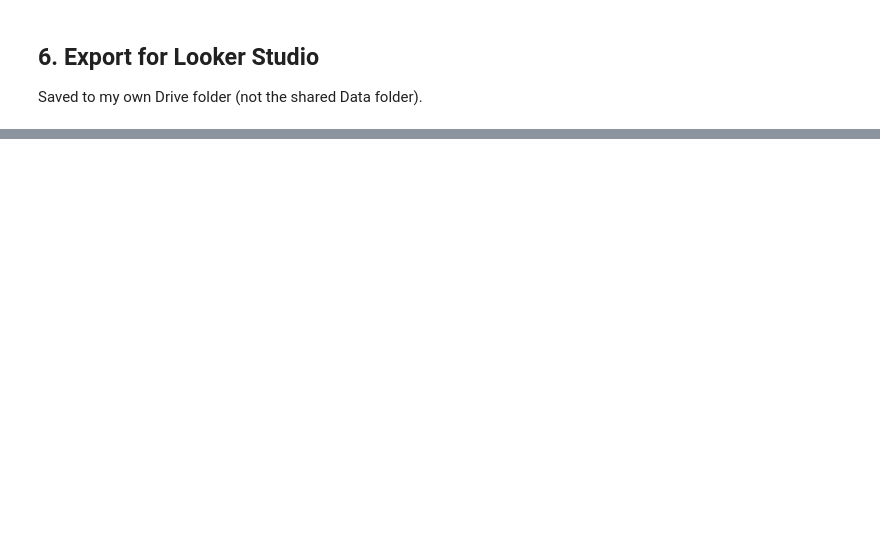
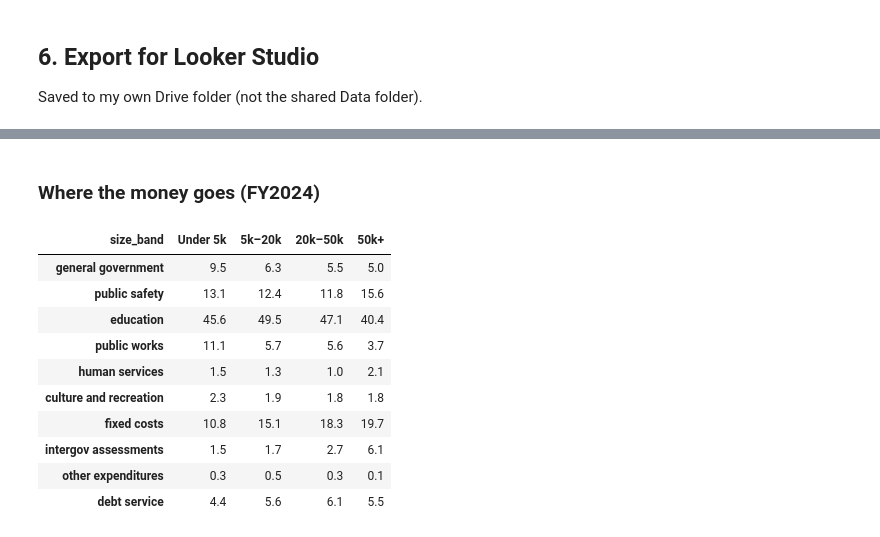
Before and after one commit to BU-Spark/ds-wgbh-municipal-lawsuits, a Jupyter notebook: fa26/sambisha_data_analysis.ipynb, the cells around one changed output, grey strips where cells are left out. Cells and saved outputs as stored; diff of their text form; code cells hidden in the pictures; blank space fills up the shorter version.

```diff
--- a/fa26/sambisha_data_analysis.ipynb
+++ b/fa26/sambisha_data_analysis.ipynb
@@ -384,0 +437,23 @@ print(os.listdir(OUT_DIR))
+# %% [markdown]
+### **Where the money goes (FY2024)**
+# %%
+cats = [c for c in df.columns
+        if c.startswith('expenditure_') and c != 'expenditure_total_expenditures']
+
+y24 = df[(df['year'] == 2024) & df['usable']]
+mix = y24.groupby('size_band', observed=True)[cats].sum()
+mix = mix.div(mix.sum(axis=1), axis=0).mul(100).round(1)
+mix.columns = [c.replace('expenditure_', '').replace('_', ' ') for c in mix.columns]
+mix.T
+# %% [output]
+| size_band | Under 5k | 5k–20k | 20k–50k | 50k+ |
+| general government | 9.5 | 6.3 | 5.5 | 5.0 |
+| public safety | 13.1 | 12.4 | 11.8 | 15.6 |
+| education | 45.6 | 49.5 | 47.1 | 40.4 |
+| public works | 11.1 | 5.7 | 5.6 | 3.7 |
+| human services | 1.5 | 1.3 | 1.0 | 2.1 |
+| culture and recreation | 2.3 | 1.9 | 1.8 | 1.8 |
+| fixed costs | 10.8 | 15.1 | 18.3 | 19.7 |
+| intergov assessments | 1.5 | 1.7 | 2.7 | 6.1 |
+| other expenditures | 0.3 | 0.5 | 0.3 | 0.1 |
+| debt service | 4.4 | 5.6 | 6.1 | 5.5 |
```
Also changed, not shown: parts of 10 cells of this notebook.
